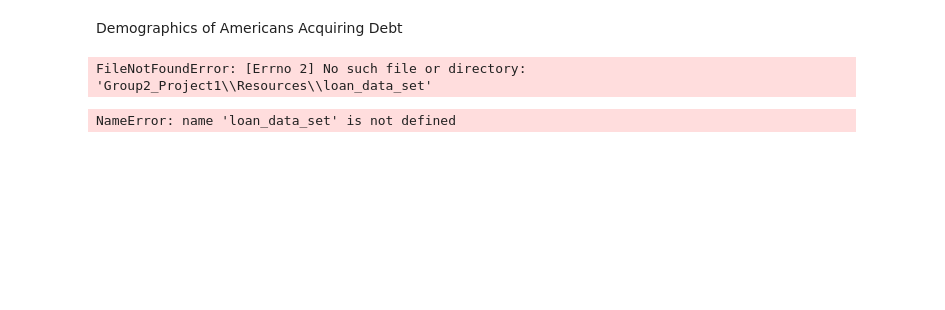
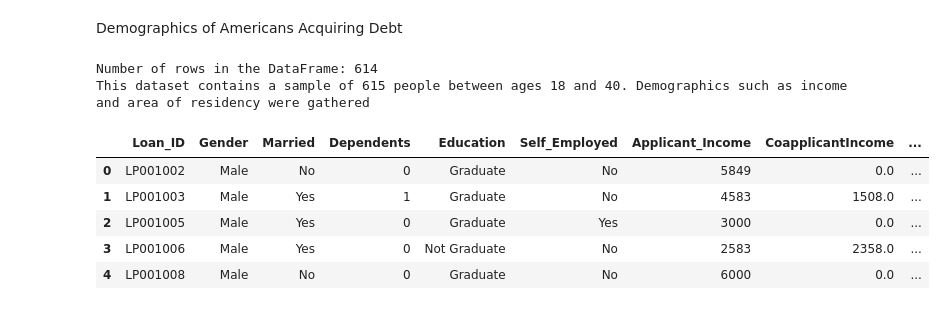
Before and after one commit to AsianInvasion00/Group2_Project1, a Jupyter notebook: Joyce.ipynb, the cells around one changed output. Saved outputs shown, nothing was run; the diff lists cells and outputs as text; code cells hidden in the pictures; blank space fills up the shorter version.

Commit message:
Joyce Work

```diff
--- a/Joyce.ipynb
+++ b/Joyce.ipynb
@@ -13,21 +15,19 @@ import csv
-# %%
-csvpath = os.path.join("Group2_Project1","Resources","loan_data_set")
-with open(csvpath) as csvfile:
-    csvreader=csv.reader(csvfile,delimiter=',')
-    print(csvreader)
-
-    print(f"CSV Header: {csv_reader}")
-
-    for row in csvreader:
-        print(row)
-# %% [output]
-FileNotFoundError: [Errno 2] No such file or directory: 'Group2_Project1\\Resources\\loan_data_set'
-# %%
-# Load in file
-loan_data = Path(r'C:\Users\joyce\Desktop\Project1\Group2_Project1\Resources')
-
-# Read and display the CSV with Pandas
-loan_data_df = pd.read_csv(loan_data_set)
-loan_data_df.head()
-# %% [output]
-NameError: name 'loan_data_set' is not defined
+# %%
+#Load in file
+loan_file = Path('Resources/loan_data_set.csv')
+
+#Read and display the CSV with Pandas
+loan_df = pd.read_csv(loan_file)
+
+print(f"Number of rows in the DataFrame: {len(loan_df)}")
+print("This dataset contains a sample of 615 people between ages 18 and 40. Demographics such as income and area of residency were gathered")
+df.head()
+# %% [output]
+Number of rows in the DataFrame: 614
+This dataset contains a sample of 615 people between ages 18 and 40. Demographics such as income and area of residency were gathered
+|  | Loan_ID | Gender | Married | Dependents | Education | Self_Employed | Applicant_Income | CoapplicantIncome | ... |
+| 0 | LP001002 | Male | No | 0 | Graduate | No | 5849 | 0.0 | ... |
+| 1 | LP001003 | Male | Yes | 1 | Graduate | No | 4583 | 1508.0 | ... |
+| 2 | LP001005 | Male | Yes | 0 | Graduate | Yes | 3000 | 0.0 | ... |
+| 3 | LP001006 | Male | Yes | 0 | Not Graduate | No | 2583 | 2358.0 | ... |
+| 4 | LP001008 | Male | No | 0 | Graduate | No | 6000 | 0.0 | ... |
```
Also changed, not shown: parts of 15 cells of this notebook, 3 other files.
